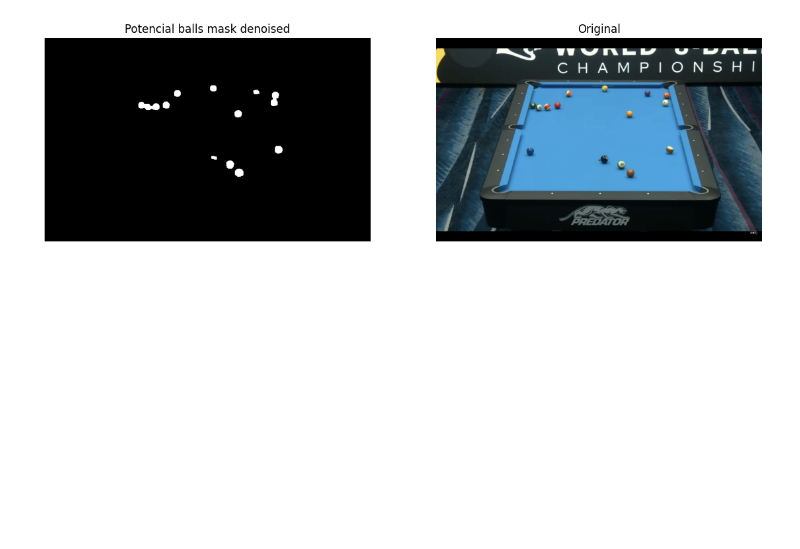
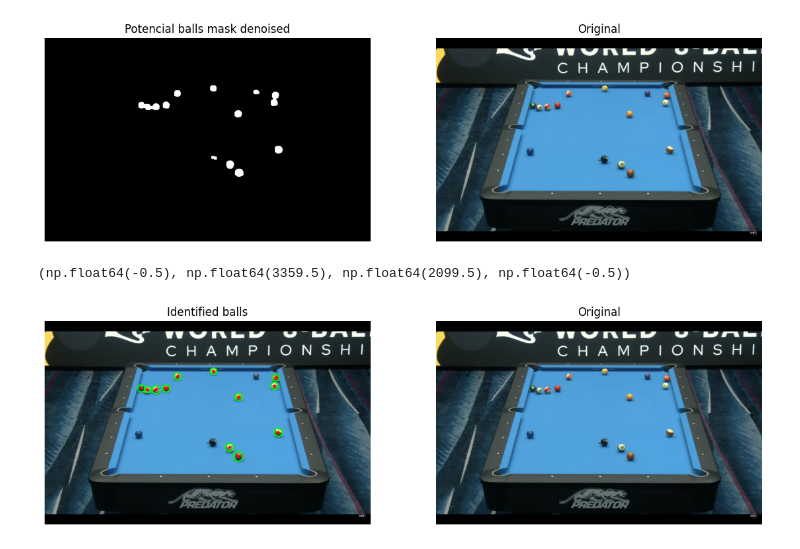
Before and after one commit to P-Silva1974746/CV_project, a Jupyter notebook: detect_balls.ipynb, the cells around one changed output. Drawn from its saved outputs; the diff is of its cells as text; code cells hidden in the pictures; blank space fills up the shorter version.

```diff
--- a/detect_balls.ipynb
+++ b/detect_balls.ipynb
@@ -137,3 +135,30 @@ axarr[1].axis("off")
 # %% [output]
 (np.float64(-0.5), np.float64(799.5), np.float64(499.5), np.float64(-0.5))
 [figure]
+# %%
+
+circles = cv2.HoughCircles(potential_balls_mask,cv2.HOUGH_GRADIENT_ALT, dp=1.5, minDist=10, param1=300, param2=0.1)
+
+circles = np.int16(np.around(circles))
+
+for i in circles[0,:]:
+    # draw the outer circle
+    cv2.circle(img,(i[0],i[1]),i[2],(0,255,0),2)
+    # draw the center of the circle
+    cv2.circle(img,(i[0],i[1]),2,(0,0,255),3)
+
+
+f, axarr = plt.subplots(1, 2, figsize=(14, 4))
+
+axarr[0].imshow(cv2.cvtColor(img, cv2.COLOR_BGR2RGB))
+axarr[0].set_title("Identified balls")
+axarr[0].axis("off")
+
+
+img_ori = cv2.imread(IMAGE_PATH)
+axarr[1].imshow(cv2.cvtColor(img_ori, cv2.COLOR_BGR2RGB))
+axarr[1].set_title("Original")
+axarr[1].axis("off")
+# %% [output]
+(np.float64(-0.5), np.float64(3359.5), np.float64(2099.5), np.float64(-0.5))
+[figure, added]
```
Also changed, not shown: parts of 4 cells of this notebook.
